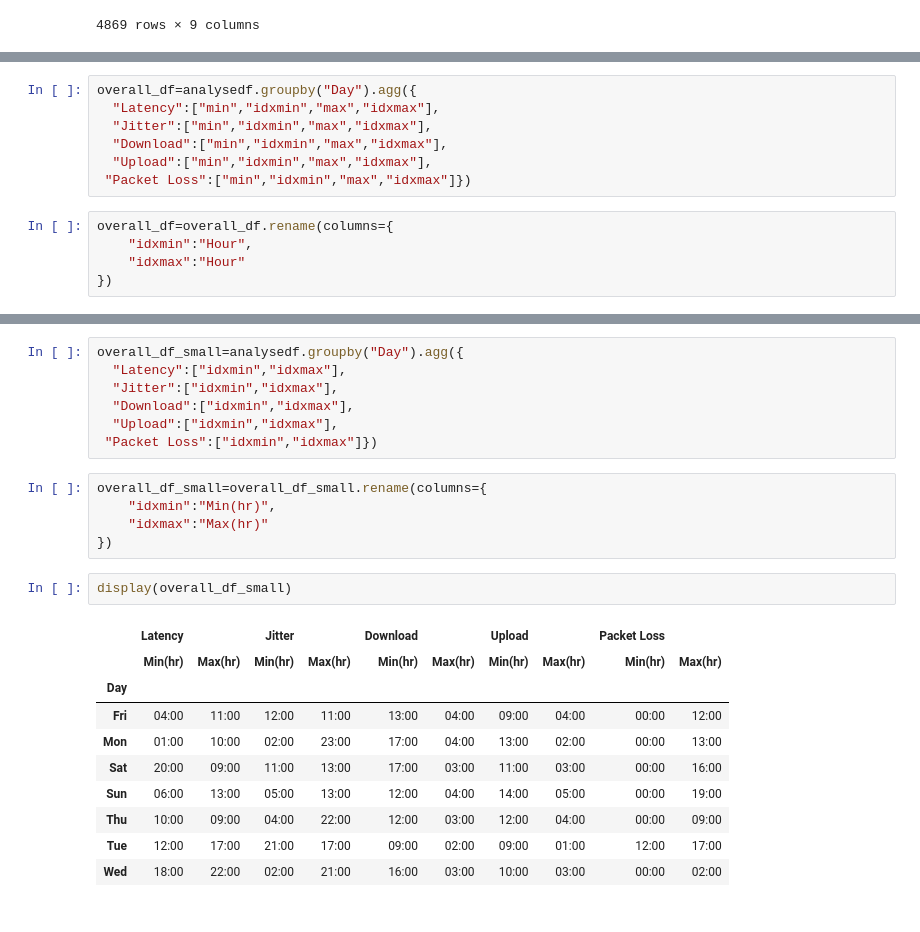
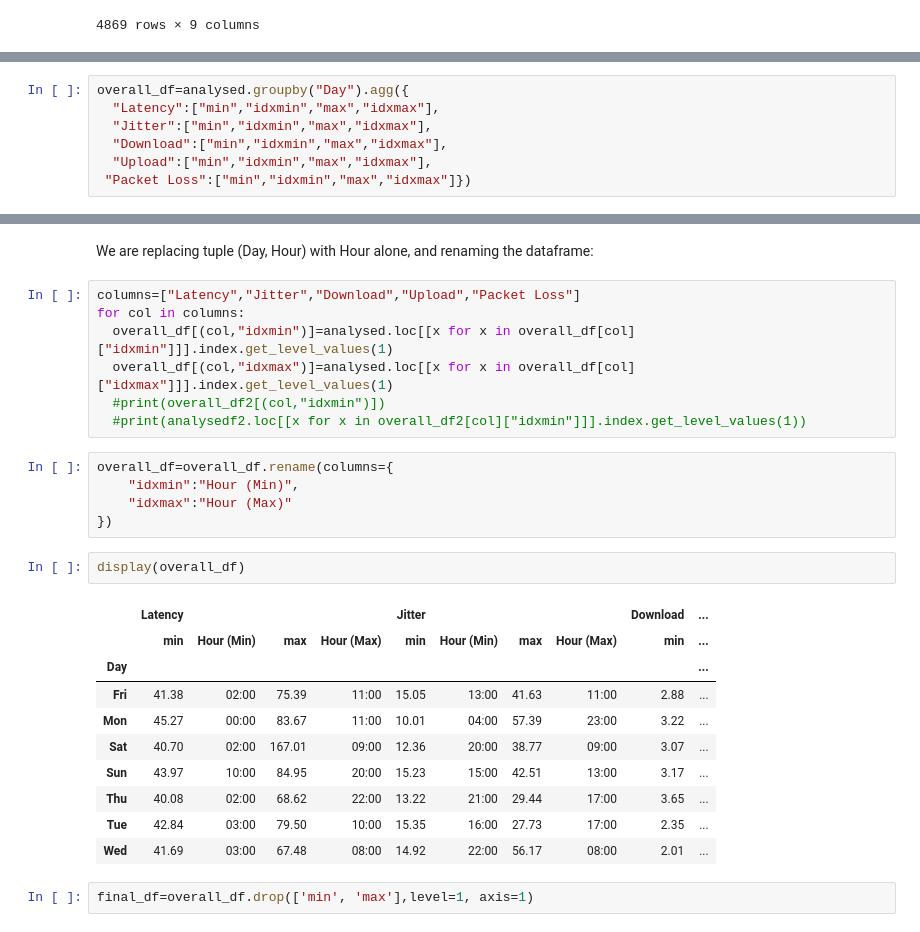
Before and after one commit to Priya378/Internet-Analysis-Project, a Jupyter notebook: Internet_Analysis.ipynb, the cells around one changed output, grey strips where cells are left out. Drawn from its saved outputs; the diff is of its cells as text.

Commit message:
Corrected overall analysis code

```diff
--- a/Internet_Analysis.ipynb
+++ b/Internet_Analysis.ipynb
@@ -366,15 +370,10 @@ display(analysedf)
 # %%
-overall_df=analysedf.groupby("Day").agg({
+overall_df=analysed.groupby("Day").agg({
   "Latency":["min","idxmin","max","idxmax"],
   "Jitter":["min","idxmin","max","idxmax"],
   "Download":["min","idxmin","max","idxmax"],
   "Upload":["min","idxmin","max","idxmax"],
  "Packet Loss":["min","idxmin","max","idxmax"]})
-# %%
-overall_df=overall_df.rename(columns={
-    "idxmin":"Hour",
-    "idxmax":"Hour"
-})
 # %%
 display(overall_df)
 # %% [output]
@@ -391,25 +390,29 @@ display(overall_df)
-# %%
-overall_df_small=analysedf.groupby("Day").agg({
-  "Latency":["idxmin","idxmax"],
-  "Jitter":["idxmin","idxmax"],
-  "Download":["idxmin","idxmax"],
-  "Upload":["idxmin","idxmax"],
- "Packet Loss":["idxmin","idxmax"]})
+# %% [markdown]
+We are replacing tuple (Day, Hour) with Hour alone, and renaming the dataframe:
+# %%
+columns=["Latency","Jitter","Download","Upload","Packet Loss"]
+for col in columns:
+  overall_df[(col,"idxmin")]=analysed.loc[[x for x in overall_df[col]["idxmin"]]].index.get_level_values(1)
+  overall_df[(col,"idxmax")]=analysed.loc[[x for x in overall_df[col]["idxmax"]]].index.get_level_values(1)
+  #print(overall_df2[(col,"idxmin")])
+  #print(analysedf2.loc[[x for x in overall_df2[col]["idxmin"]]].index.get_level_values(1))
 # %%
-overall_df_small=overall_df_small.rename(columns={
-    "idxmin":"Min(hr)",
-    "idxmax":"Max(hr)"
+overall_df=overall_df.rename(columns={
+    "idxmin":"Hour (Min)",
+    "idxmax":"Hour (Max)"
 })
 # %%
-display(overall_df_small)
+display(overall_df)
 # %% [output]
-|  | Latency |  | Jitter |  | Download |  | Upload |  | Packet Loss |  |
-|  | Min(hr) | Max(hr) | Min(hr) | Max(hr) | Min(hr) | Max(hr) | Min(hr) | Max(hr) | Min(hr) | Max(hr) |
-| Day |  |  |  |  |  |  |  |  |  |  |
-| Fri | 04:00 | 11:00 | 12:00 | 11:00 | 13:00 | 04:00 | 09:00 | 04:00 | 00:00 | 12:00 |
-| Mon | 01:00 | 10:00 | 02:00 | 23:00 | 17:00 | 04:00 | 13:00 | 02:00 | 00:00 | 13:00 |
-| Sat | 20:00 | 09:00 | 11:00 | 13:00 | 17:00 | 03:00 | 11:00 | 03:00 | 00:00 | 16:00 |
-| Sun | 06:00 | 13:00 | 05:00 | 13:00 | 12:00 | 04:00 | 14:00 | 05:00 | 00:00 | 19:00 |
-| Thu | 10:00 | 09:00 | 04:00 | 22:00 | 12:00 | 03:00 | 12:00 | 04:00 | 00:00 | 09:00 |
-| Tue | 12:00 | 17:00 | 21:00 | 17:00 | 09:00 | 02:00 | 09:00 | 01:00 | 12:00 | 17:00 |
-| Wed | 18:00 | 22:00 | 02:00 | 21:00 | 16:00 | 03:00 | 10:00 | 03:00 | 00:00 | 02:00 |
+|  | Latency |  |  |  | Jitter |  |  |  | Download | ... |
+|  | min | Hour (Min) | max | Hour (Max) | min | Hour (Min) | max | Hour (Max) | min | ... |
+| Day |  |  |  |  |  |  |  |  |  | ... |
+| Fri | 41.38 | 02:00 | 75.39 | 11:00 | 15.05 | 13:00 | 41.63 | 11:00 | 2.88 | ... |
+| Mon | 45.27 | 00:00 | 83.67 | 11:00 | 10.01 | 04:00 | 57.39 | 23:00 | 3.22 | ... |
+| Sat | 40.70 | 02:00 | 167.01 | 09:00 | 12.36 | 20:00 | 38.77 | 09:00 | 3.07 | ... |
+| Sun | 43.97 | 10:00 | 84.95 | 20:00 | 15.23 | 15:00 | 42.51 | 13:00 | 3.17 | ... |
+| Thu | 40.08 | 02:00 | 68.62 | 22:00 | 13.22 | 21:00 | 29.44 | 17:00 | 3.65 | ... |
+| Tue | 42.84 | 03:00 | 79.50 | 10:00 | 15.35 | 16:00 | 27.73 | 17:00 | 2.35 | ... |
+| Wed | 41.69 | 03:00 | 67.48 | 08:00 | 14.92 | 22:00 | 56.17 | 08:00 | 2.01 | ... |
+# %%
+final_df=overall_df.drop(['min', 'max'],level=1, axis=1)
```
Also changed, not shown: parts of 15 cells of this notebook.
